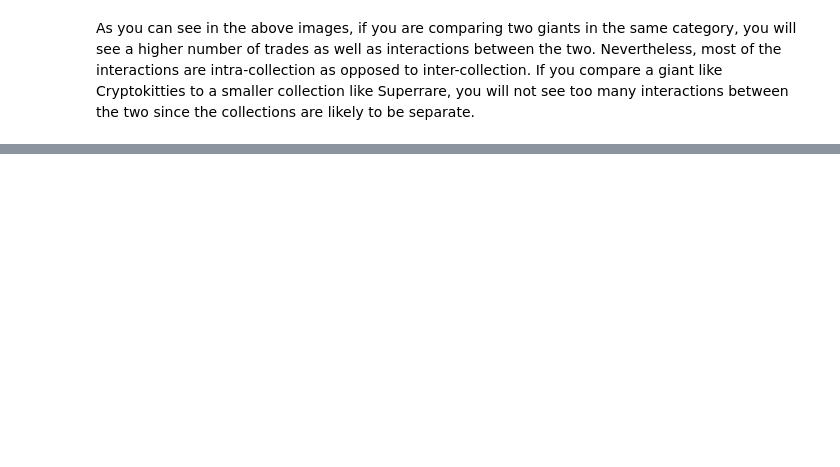
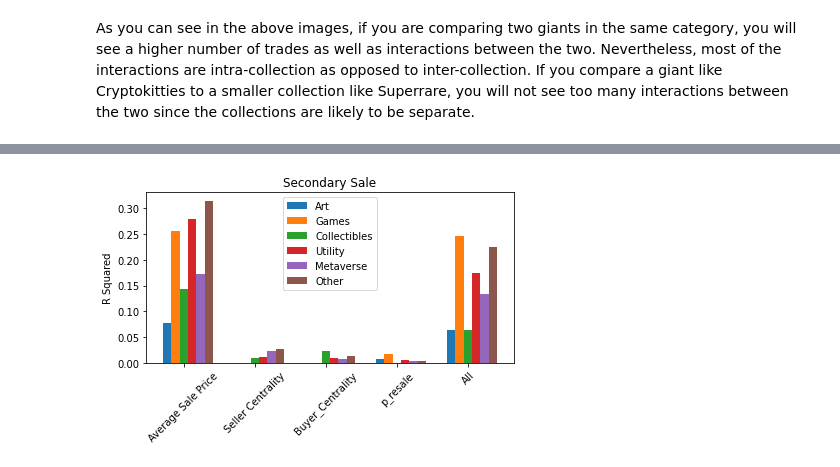
Before and after one commit to joelkattapuram/CS194-Project, a Jupyter notebook: analysis.ipynb, the cells around one changed output, grey strips where cells are left out. Saved outputs shown, nothing was run; the diff lists cells and outputs as text; code cells hidden in the pictures; blank space fills up the shorter version.

```diff
--- a/analysis.ipynb
+++ b/analysis.ipynb
@@ -187,0 +410,22 @@ Note: this will be skipped for the project milestone as this part, as well as th
+# %%
+fig, ax = plt.subplots()
+ax.bar(xs - 2 *width, r_squares_art_secondary, width, label='Art')
+ax.bar(xs - width, r_squares_games_secondary, width, label='Games')
+ax.bar(xs, r_squares_collect_secondary, width, label='Collectibles')
+ax.bar(xs + width, r_squares_util_secondary, width, label='Utility')
+ax.bar(xs + 2 * width, r_squares_meta_secondary, width, label='Metaverse')
+ax.bar(xs + 3 * width, r_squares_other_secondary, width, label='Other')
+
+
+ax.set_ylabel('R Squared')
+ax.set_title('Secondary Sale')
+ax.set_xticks(xs)
+ax.set_xticklabels(correlation_labels)
+plt.xticks(rotation=45)
+ax.legend()
+
+fig.tight_layout()
+
+plt.show()
+# %% [output]
+[figure, added]
```
Also changed, not shown: parts of 18 cells of this notebook.
